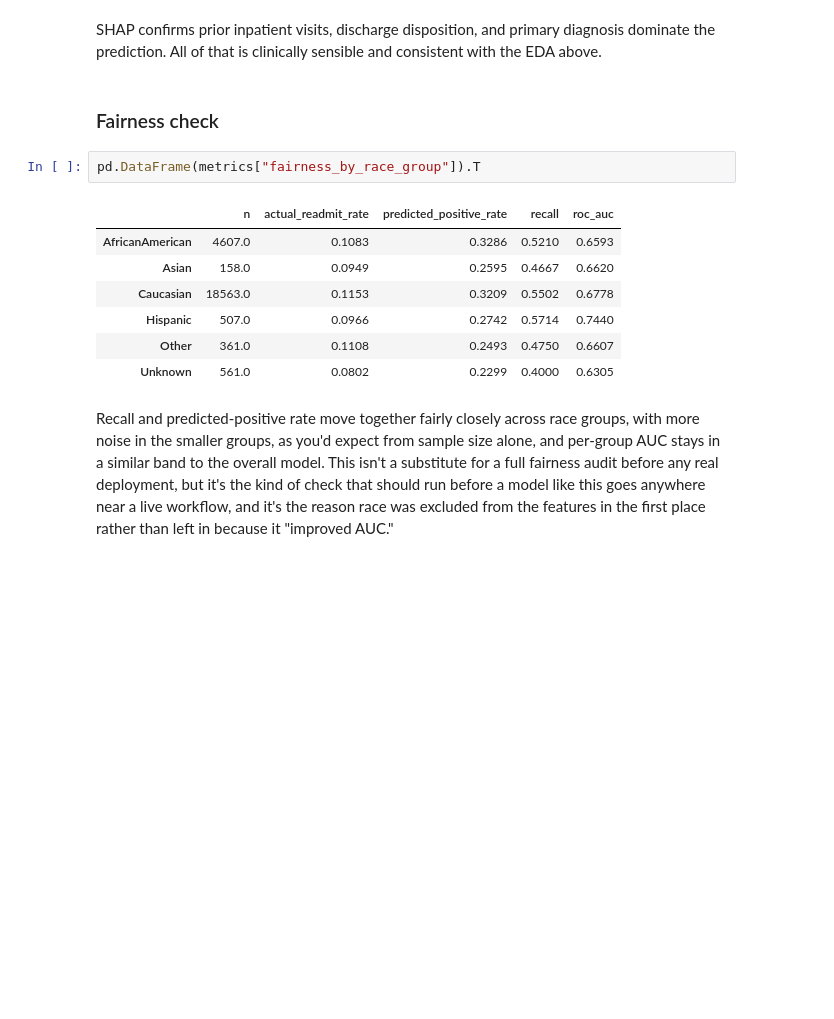
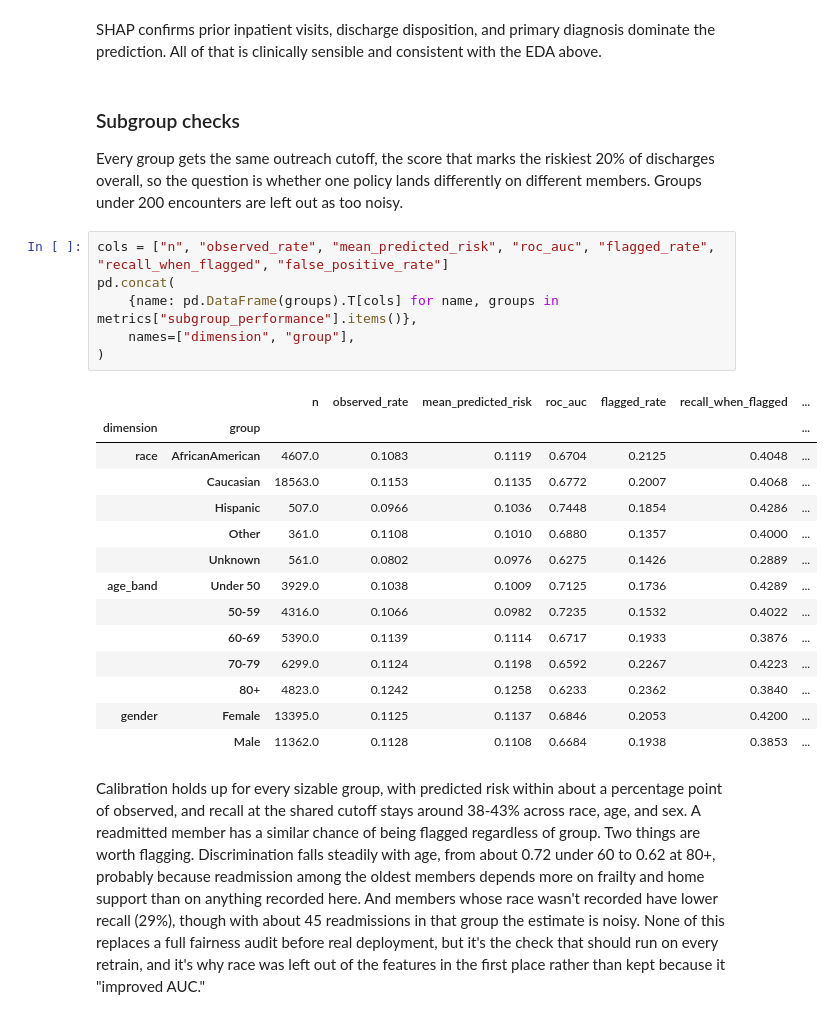
Before and after one commit to jlwj22/Healthcare-Readmission, a Jupyter notebook: notebooks/01_eda_and_modeling.ipynb, the cells around one changed output. Cells and saved outputs as stored; diff of their text form; blank space fills up the shorter version.

```diff
--- a/notebooks/01_eda_and_modeling.ipynb
+++ b/notebooks/01_eda_and_modeling.ipynb
@@ -231,16 +319,29 @@ Image("../reports/figures/shap_summary.png")
 # %% [markdown]
 SHAP confirms prior inpatient visits, discharge disposition, and primary diagnosis dominate the prediction. All of that is clinically sensible and consistent with the EDA above.
 # %% [markdown]
-### Fairness check
+### Subgroup checks
+
+Every group gets the same outreach cutoff, the score that marks the riskiest 20% of discharges overall, so the question is whether one policy lands differently on different members. Groups under 200 encounters are left out as too noisy.
 # %%
-pd.DataFrame(metrics["fairness_by_race_group"]).T
+cols = ["n", "observed_rate", "mean_predicted_risk", "roc_auc", "flagged_rate", "recall_when_flagged", "false_positive_rate"]
+pd.concat(
+    {name: pd.DataFrame(groups).T[cols] for name, groups in metrics["subgroup_performance"].items()},
+    names=["dimension", "group"],
+)
 # %% [output]
-|  | n | actual_readmit_rate | predicted_positive_rate | recall | roc_auc |
-| AfricanAmerican | 4607.0 | 0.1083 | 0.3286 | 0.5210 | 0.6593 |
-| Asian | 158.0 | 0.0949 | 0.2595 | 0.4667 | 0.6620 |
-| Caucasian | 18563.0 | 0.1153 | 0.3209 | 0.5502 | 0.6778 |
-| Hispanic | 507.0 | 0.0966 | 0.2742 | 0.5714 | 0.7440 |
-| Other | 361.0 | 0.1108 | 0.2493 | 0.4750 | 0.6607 |
-| Unknown | 561.0 | 0.0802 | 0.2299 | 0.4000 | 0.6305 |
+|  |  | n | observed_rate | mean_predicted_risk | roc_auc | flagged_rate | recall_when_flagged | ... |
+| dimension | group |  |  |  |  |  |  | ... |
+| race | AfricanAmerican | 4607.0 | 0.1083 | 0.1119 | 0.6704 | 0.2125 | 0.4048 | ... |
+|  | Caucasian | 18563.0 | 0.1153 | 0.1135 | 0.6772 | 0.2007 | 0.4068 | ... |
+|  | Hispanic | 507.0 | 0.0966 | 0.1036 | 0.7448 | 0.1854 | 0.4286 | ... |
+|  | Other | 361.0 | 0.1108 | 0.1010 | 0.6880 | 0.1357 | 0.4000 | ... |
+|  | Unknown | 561.0 | 0.0802 | 0.0976 | 0.6275 | 0.1426 | 0.2889 | ... |
+| age_band | Under 50 | 3929.0 | 0.1038 | 0.1009 | 0.7125 | 0.1736 | 0.4289 | ... |
+|  | 50-59 | 4316.0 | 0.1066 | 0.0982 | 0.7235 | 0.1532 | 0.4022 | ... |
+|  | 60-69 | 5390.0 | 0.1139 | 0.1114 | 0.6717 | 0.1933 | 0.3876 | ... |
+|  | 70-79 | 6299.0 | 0.1124 | 0.1198 | 0.6592 | 0.2267 | 0.4223 | ... |
+|  | 80+ | 4823.0 | 0.1242 | 0.1258 | 0.6233 | 0.2362 | 0.3840 | ... |
+| gender | Female | 13395.0 | 0.1125 | 0.1137 | 0.6846 | 0.2053 | 0.4200 | ... |
+|  | Male | 11362.0 | 0.1128 | 0.1108 | 0.6684 | 0.1938 | 0.3853 | ... |
 # %% [markdown]
-Recall and predicted-positive rate move together fairly closely across race groups, with more noise in the smaller groups, as you'd expect from sample size alone, and per-group AUC stays in a similar band to the overall model. This isn't a substitute for a full fairness audit before any real deployment, but it's the kind of check that should run before a model like this goes anywhere near a live workflow, and it's the reason race was excluded from the features in the first place rather than left in because it "improved AUC."
+Calibration holds up for every sizable group, with predicted risk within about a percentage point of observed, and recall at the shared cutoff stays around 38-43% across race, age, and sex. A readmitted member has a similar chance of being flagged regardless of group. Two things are worth flagging. Discrimination falls steadily with age, from about 0.72 under 60 to 0.62 at 80+, probably because readmission among the oldest members depends more on frailty and home support than on anything recorded here. And members whose race wasn't recorded have lower recall (29%), though with about 45 readmissions in that group the estimate is noisy. None of this replaces a full fairness audit before real deployment, but it's the check that should run on every retrain, and it's why race was left out of the features in the first place rather than kept because it "improved AUC."
```
Also changed, not shown: parts of 22 cells of this notebook, 2 other files.
